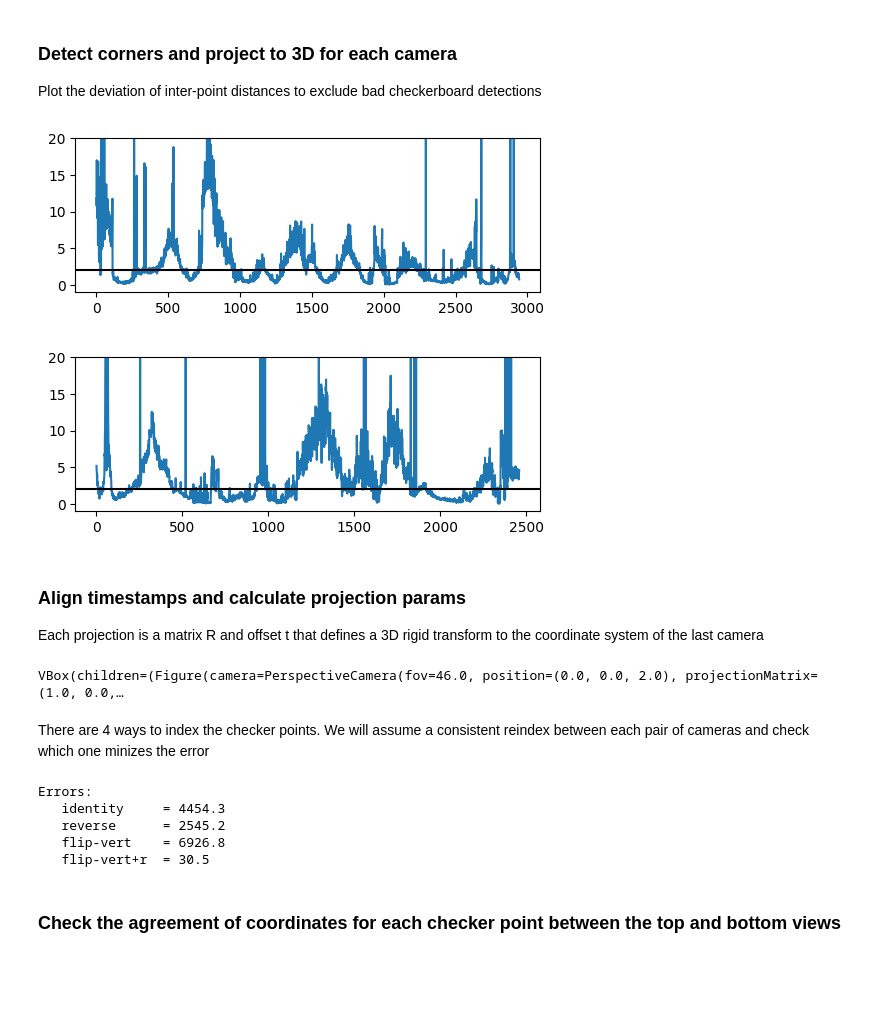
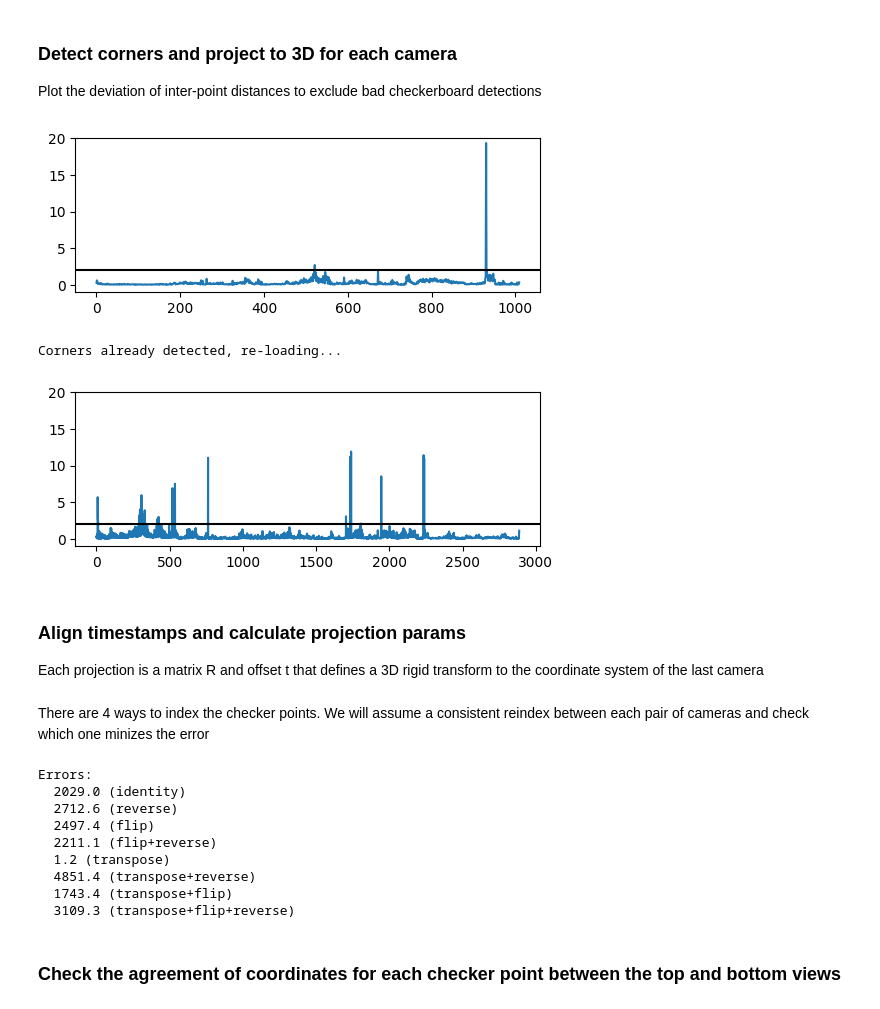
Before and after one commit to calebweinreb/top-bottom-moseq, a Jupyter notebook: notebooks/calibrate.ipynb, the cells around one changed output. Drawn from its saved outputs; the diff is of its cells as text; code cells hidden in the pictures; blank space fills up the shorter version.

```diff
--- a/notebooks/calibrate.ipynb
+++ b/notebooks/calibrate.ipynb
@@ -18,31 +11,39 @@ checker_dims = (8,6)
+# %%
+calibration_prefix = '../../data/2022_12_16_calibration.rig2'
+flatibration_prefix = '../../data/2022_12_16_flatibration.rig2'
+intrinsics_prefix = 'rig2'
+output_path = 'camera_3D_transforms.p'
+camera_names = ['top','bottom']
+checker_dims = [(6,8),(8,6)]
 # %% [markdown]
 ### Detect corners and project to 3D for each camera
 Plot the deviation of inter-point distances to exclude bad checkerboard detections
 # %%
 calibration_points = []
-for name in camera_names:
-    corners, ixs = detect_corners_from_video(calibration_prefix+'.'+name, checker_dims, parallel=True)
+for name,dims in zip(camera_names,checker_dims):
+    corners, ixs = detect_corners_from_video(calibration_prefix+'.'+name, dims, parallel=False)
     assert len(corners)>0, 'No checker points detected'
     intrinsics = load_intrinsics(intrinsics_prefix+'.'+name+'.json')
     corners_3d = np.array([points_2d_to_3d(points,intrinsics) for points in corners])
 
 
     # quality control: each frame should have the same set of distances between points
     # so for each point-set, find the distances to the first point
     # get the median of these distances across all point-sets
     # then exclude point-sets where the rmsd to the median exceeds 2mm
     distances = np.array([np.sqrt(((points-points[0,:])**2).sum(1)) for points in corners_3d])
     rmsd = np.mean((np.median(distances,axis=0)-distances)**2,axis=1)
     calibration_points.append({ix:points for ix,points,error in zip(ixs,corners_3d,rmsd) if error<2})
 
     plt.plot(rmsd)
     plt.axhline(2, c='k')
     plt.ylim([-1,20])
     plt.gcf().set_size_inches((6,2))
     plt.show()
 # %% [output]
-[figure, old version]
+[figure, new version]
+Corners already detected, re-loading...
-[figure, old version]
+[figure, new version]
 # %%
 # optionally save video of corner detections
 for name in camera_names:
@@ -55,22 +56,15 @@ Each projection is a matrix R and offset t that defines a 3D rigid transform to
 matched_timestamps = load_matched_frames(calibration_prefix, camera_names)
 filtered_matched_timestamps = np.array([ixs for ixs in matched_timestamps if np.all([ix in ps for ix,ps in zip(ixs,calibration_points)])])
 matched_calib_points = [np.array([ps[ix] for ix in filtered_matched_timestamps[:,i]]) for i,ps in enumerate(calibration_points)]
-# %%
-import ipyvolume as ipv
-
-ipv.quickscatter(*corners_3d[100].T, size=3, marker="sphere")
-ipv.squarelim()
-ipv.show()
-# %% [output]
-VBox(children=(Figure(camera=PerspectiveCamera(fov=46.0, position=(0.0, 0.0, 2.0), projectionMatrix=(1.0, 0.0,…
 # %% [markdown]
 There are 4 ways to index the checker points. We will assume a consistent reindex between each pair of cameras and check which one minizes the error
 # %%
-reindexes = get_corner_label_reindexes(checker_dims)
+
 projection_params = []
-for calib_points in matched_calib_points[:-1]:
+for calib_points,dims in zip(matched_calib_points[:-1], checker_dims[:-1]):
     param_for_each_reindex = []
     error_for_each_reindex = []
+    reindexes,names = get_corner_label_reindexes(dims)
     for reindex in reindexes:
         source_points = calib_points[:,reindex,:].reshape(-1,3)
         target_points = matched_calib_points[-1].reshape(-1,3)
@@ -78,15 +72,22 @@ for calib_points in matched_calib_points[:-1]:
         error = np.mean((source_points.dot(R.T)+t - target_points)**2)
         param_for_each_reindex.append((R,t))
         error_for_each_reindex.append(round(error,1))
-    print('Errors:'+'\n   '.join(['','identity\t= {:.1f}','reverse\t= {:.1f}',
-                                  'flip-vert\t= {:.1f}','flip-vert+r\t= {:.1f}']).format(*error_for_each_reindex))
-    projection_params.append(param_for_each_reindex[np.argmin(error_for_each_reindex)])
+    best_reindex = np.argmin(error_for_each_reindex)
+    projection_params.append(param_for_each_reindex[best_reindex])
+
+    print('Errors:')
+    for name,err in zip(names,error_for_each_reindex):
+        print('  {} ({})'.format(round(err,1),name))
 # %% [output]
 Errors:
-   identity     = 4454.3
-   reverse      = 2545.2
-   flip-vert    = 6926.8
-   flip-vert+r  = 30.5
+  2029.0 (identity)
+  2712.6 (reverse)
+  2497.4 (flip)
+  2211.1 (flip+reverse)
+  1.2 (transpose)
+  4851.4 (transpose+reverse)
+  1743.4 (transpose+flip)
+  3109.3 (transpose+flip+reverse)
 # %% [markdown]
 ### Check the agreement of coordinates for each checker point between the top and bottom views
 # %%
```
Also changed, not shown: parts of 5 cells of this notebook, 1 other file.
